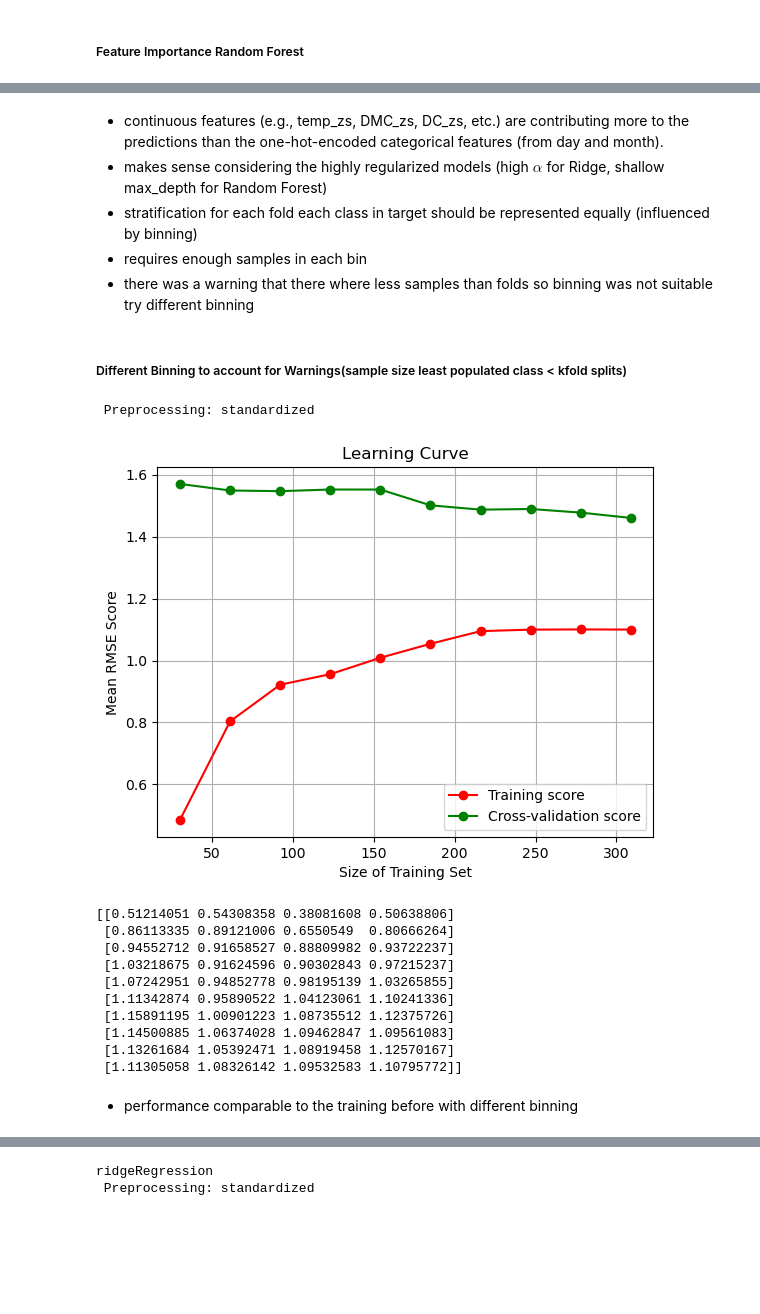
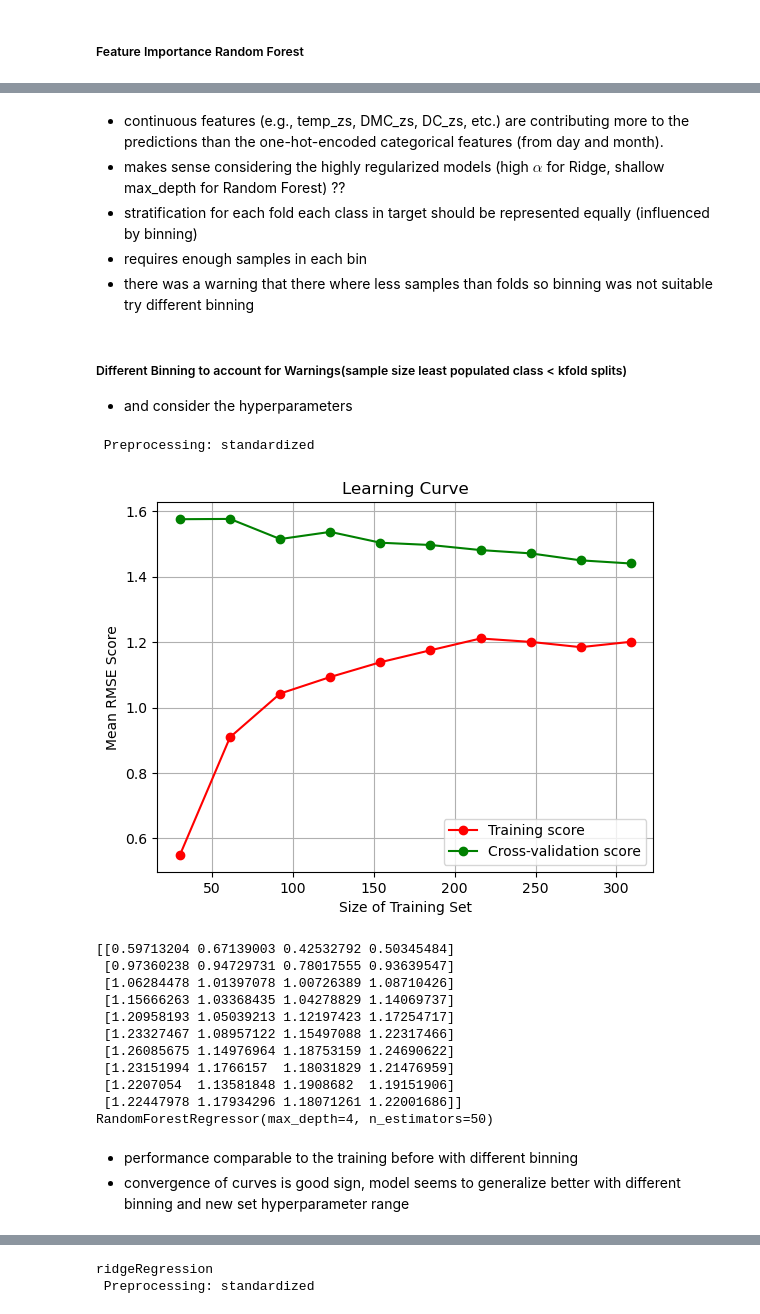
Before and after one commit to Yawkward/fire_data, a Jupyter notebook: FWI_project.ipynb, the cells around one changed output, grey strips where cells are left out. Cells and saved outputs as stored; diff of their text form; code cells hidden in the pictures; blank space fills up the shorter version.

```diff
--- a/FWI_project.ipynb
+++ b/FWI_project.ipynb
@@ -747,42 +760,46 @@ plt.show()
 # %% [markdown]
 - continuous features (e.g., temp_zs, DMC_zs, DC_zs, etc.) are contributing more to the predictions than the one-hot-encoded categorical features (from day and month).
-- makes sense considering the highly regularized models  (high $\alpha$ for Ridge, shallow max_depth for Random Forest)
+- makes sense considering the highly regularized models  (high $\alpha$ for Ridge, shallow max_depth for Random Forest) ??
 - stratification for each fold each class in target should be represented equally (influenced by binning)
 - requires enough samples in each bin
 - there was a warning that there where less samples than folds so binning was not suitable try different binning
 # %% [markdown]
 ##### Different Binning to account for Warnings(sample size least populated class < kfold splits)
+- and consider the hyperparameters
 # %%
 a_model = get_model(model_name='randomForest')
-param_grid = {"n_estimators": np.array(np.arange(50, 70, 1)), "max_depth": np.array(np.arange(5, 15, 1))}
+param_grid = {"n_estimators": np.array(np.arange(50, 70, 1)), "max_depth": list(np.arange(3, 15, 1))}
 binning = [-np.inf, 0.01, 0.52, 1090.84]
 bin_label = [1, 2, 3]
 
 rmse_rf, randomForReg_tuned3 = evaluate_model3(X_train, y_train,
                 a_model,
                 param_grid=param_grid,
                 standardize=True,
                 thr_bins=binning,
                 bin_label=bin_label,
                 kfolds=4,
                 plot=True)
 dump(randomForReg_tuned3, 'randomForReg_tuned3.pkl')
 print(rmse_rf)
+print(randomForReg_tuned3)
 # %% [output]
  Preprocessing: standardized
-[figure, old version]
+[figure, new version]
-[[0.51214051 0.54308358 0.38081608 0.50638806]
- [0.86113335 0.89121006 0.6550549  0.80666264]
- [0.94552712 0.91658527 0.88809982 0.93722237]
- [1.03218675 0.91624596 0.90302843 0.97215237]
- [1.07242951 0.94852778 0.98195139 1.03265855]
- [1.11342874 0.95890522 1.04123061 1.10241336]
- [1.15891195 1.00901223 1.08735512 1.12375726]
- [1.14500885 1.06374028 1.09462847 1.09561083]
- [1.13261684 1.05392471 1.08919458 1.12570167]
- [1.11305058 1.08326142 1.09532583 1.10795772]]
+[[0.59713204 0.67139003 0.42532792 0.50345484]
+ [0.97360238 0.94729731 0.78017555 0.93639547]
+ [1.06284478 1.01397078 1.00726389 1.08710426]
+ [1.15666263 1.03368435 1.04278829 1.14069737]
+ [1.20958193 1.05039213 1.12197423 1.17254717]
+ [1.23327467 1.08957122 1.15497088 1.22317466]
+ [1.26085675 1.14976964 1.18753159 1.24690622]
+ [1.23151994 1.1766157  1.18031829 1.21476959]
+ [1.2207054  1.13581848 1.1908682  1.19151906]
+ [1.22447978 1.17934296 1.18071261 1.22001686]]
+RandomForestRegressor(max_depth=4, n_estimators=50)
 # %% [markdown]
 - performance comparable to the training before with different binning
+- convergence of curves is good sign, model seems to generalize better with different binning and new set hyperparameter range
 # %%
 rf_model = load('randomForReg_tuned3.pkl')
 feature_importances = rf_model.feature_importances_
```
Also changed, not shown: parts of 30 cells of this notebook, 10 other files.
